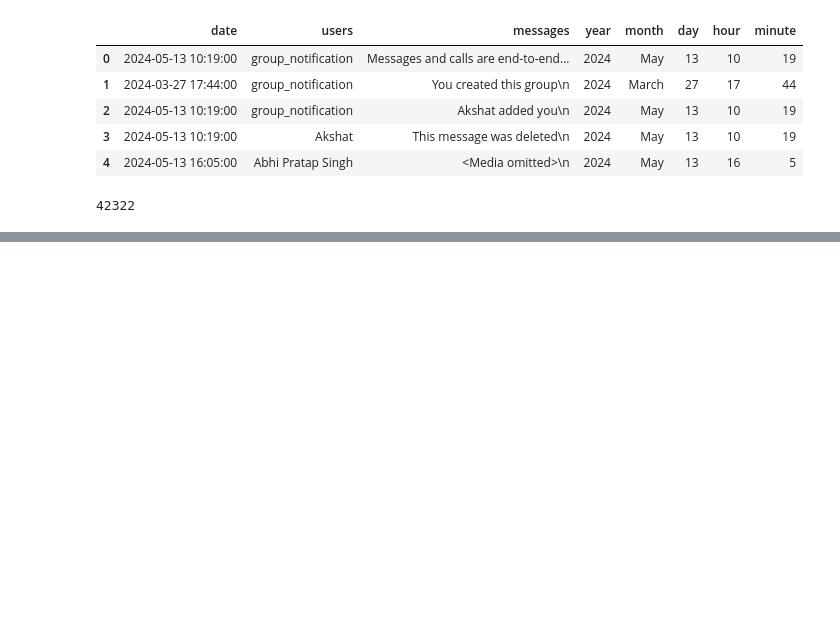
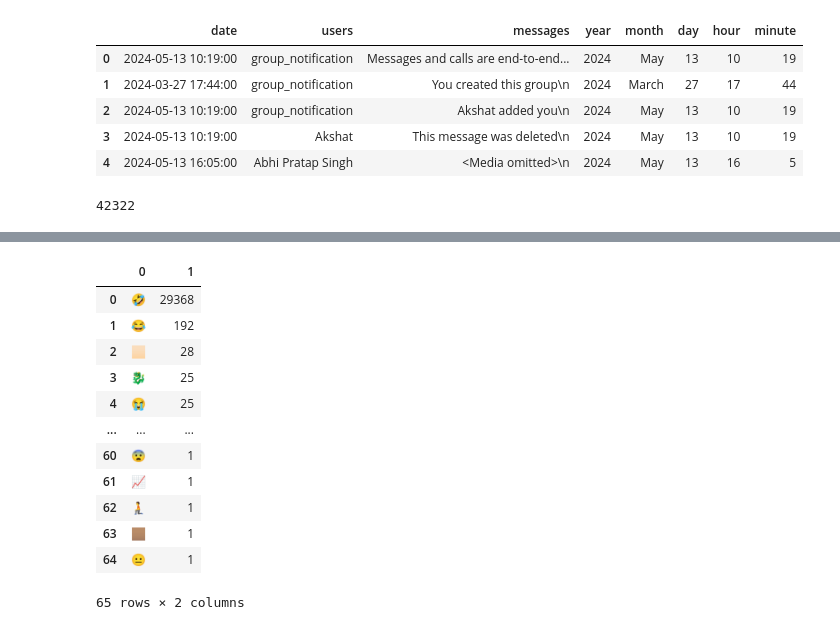
Before and after one commit to Abhipratapsingh123/ML-project-Whatsapp_chat_analysis, a Jupyter notebook: Whatsapp_chat_analysis.ipynb, the cells around one changed output, grey strips where cells are left out. Cells and saved outputs as stored; diff of their text form; code cells hidden in the pictures; blank space fills up the shorter version.

```diff
--- a/Whatsapp_chat_analysis.ipynb
+++ b/Whatsapp_chat_analysis.ipynb
@@ -164,0 +194,4 @@ extractor = URLExtract()
+# %%
+f = open('stop_hinglish.txt','r')
+stop_words = f.read()
+print(stop_words)
@@ -164,0 +216,7 @@ extractor = URLExtract()
+# %%
+#Most used words in chats
+words_2 = []
+for message in temp['messages']:
+    for word in message.lower().split():
+        if word not in stop_words:
+            words_2.append(word)
@@ -164,0 +225,4 @@ extractor = URLExtract()
+# %%
+emojis =[]
+for message in df['messages']:
+    emojis.extend([c for c in message if c in emoji.EMOJI_DATA])
@@ -164,0 +231,16 @@ extractor = URLExtract()
+# %%
+pd.DataFrame(Counter(emojis).most_common(len(Counter(emojis))))
+# %% [output]
+|  | 0 | 1 |
+| 0 | 🤣 | 29368 |
+| 1 | 😂 | 192 |
+| 2 | 🏻 | 28 |
+| 3 | 🐉 | 25 |
+| 4 | 😭 | 25 |
+| ... | ... | ... |
+| 60 | 😨 | 1 |
+| 61 | 📈 | 1 |
+| 62 | 🧎 | 1 |
+| 63 | 🏽 | 1 |
+| 64 | 😐 | 1 |
+65 rows × 2 columns
```
Also changed, not shown: parts of 15 cells of this notebook, 4 other files.
